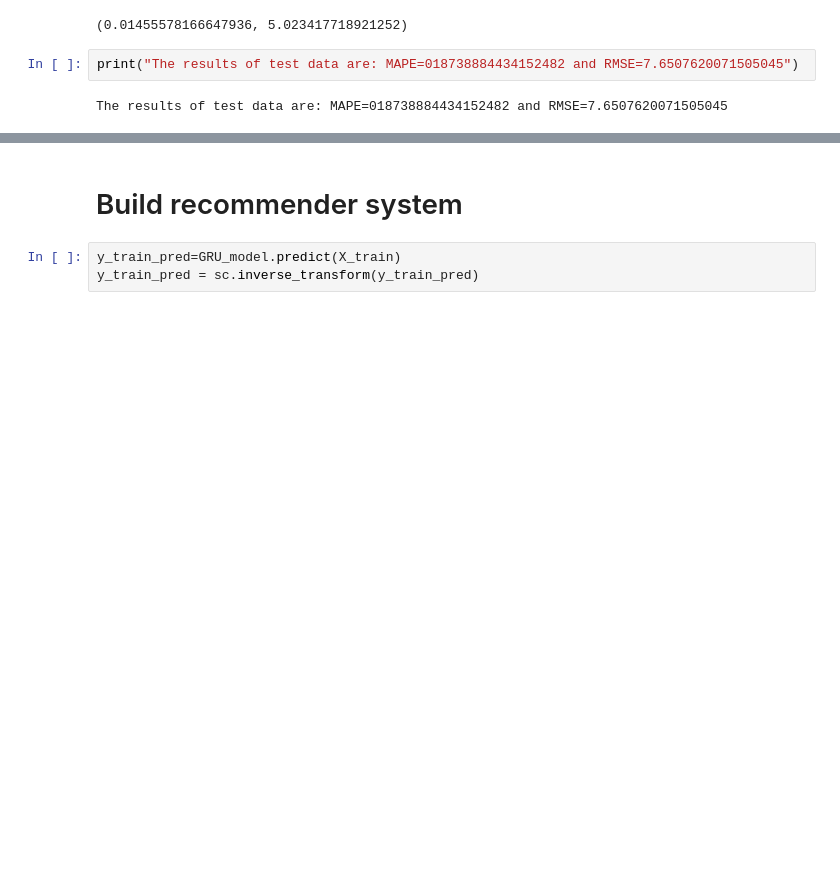
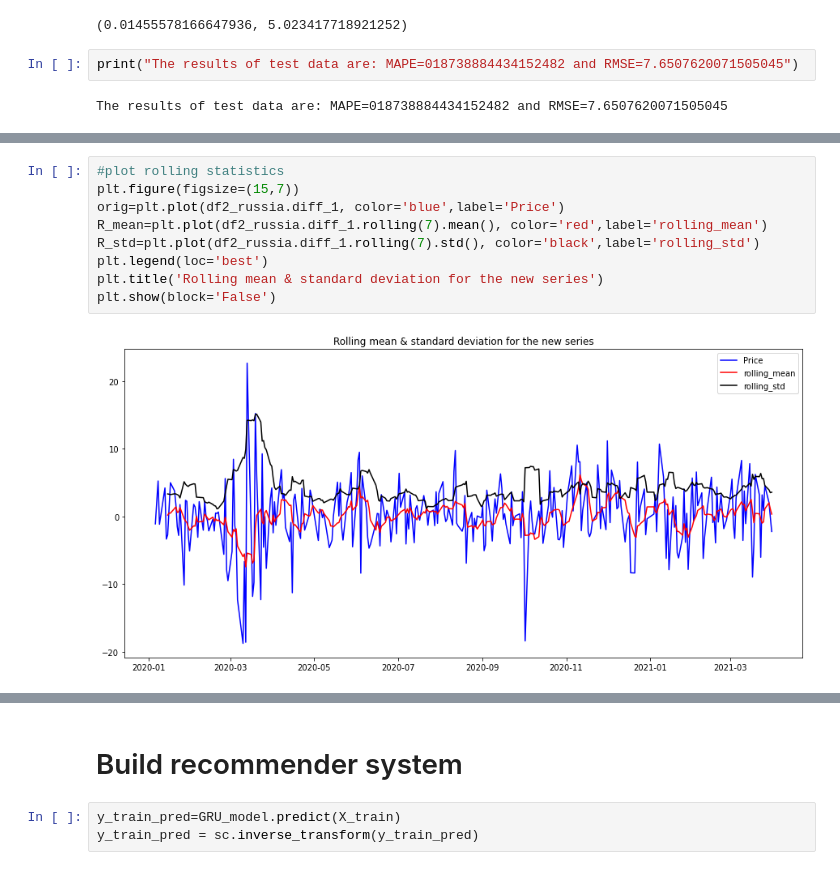
Before and after one commit to gbangout-apziva/forecasting_stockprice, a Jupyter notebook: forecasting_stockprice.ipynb, the cells around one changed output, grey strips where cells are left out. Saved outputs shown, nothing was run; the diff lists cells and outputs as text; blank space fills up the shorter version.

```diff
--- a/forecasting_stockprice.ipynb
+++ b/forecasting_stockprice.ipynb
@@ -762,0 +811,11 @@ The results of test data are: MAPE=018738884434152482 and RMSE=7.650762007150504
+# %%
+#plot rolling statistics
+plt.figure(figsize=(15,7))
+orig=plt.plot(df2_russia.diff_1, color='blue',label='Price')
+R_mean=plt.plot(df2_russia.diff_1.rolling(7).mean(), color='red',label='rolling_mean')
+R_std=plt.plot(df2_russia.diff_1.rolling(7).std(), color='black',label='rolling_std')
+plt.legend(loc='best')
+plt.title('Rolling mean & standard deviation for the new series')
+plt.show(block='False')
+# %% [output]
+[figure, added]
```
Also changed, not shown: parts of 27 cells of this notebook.
